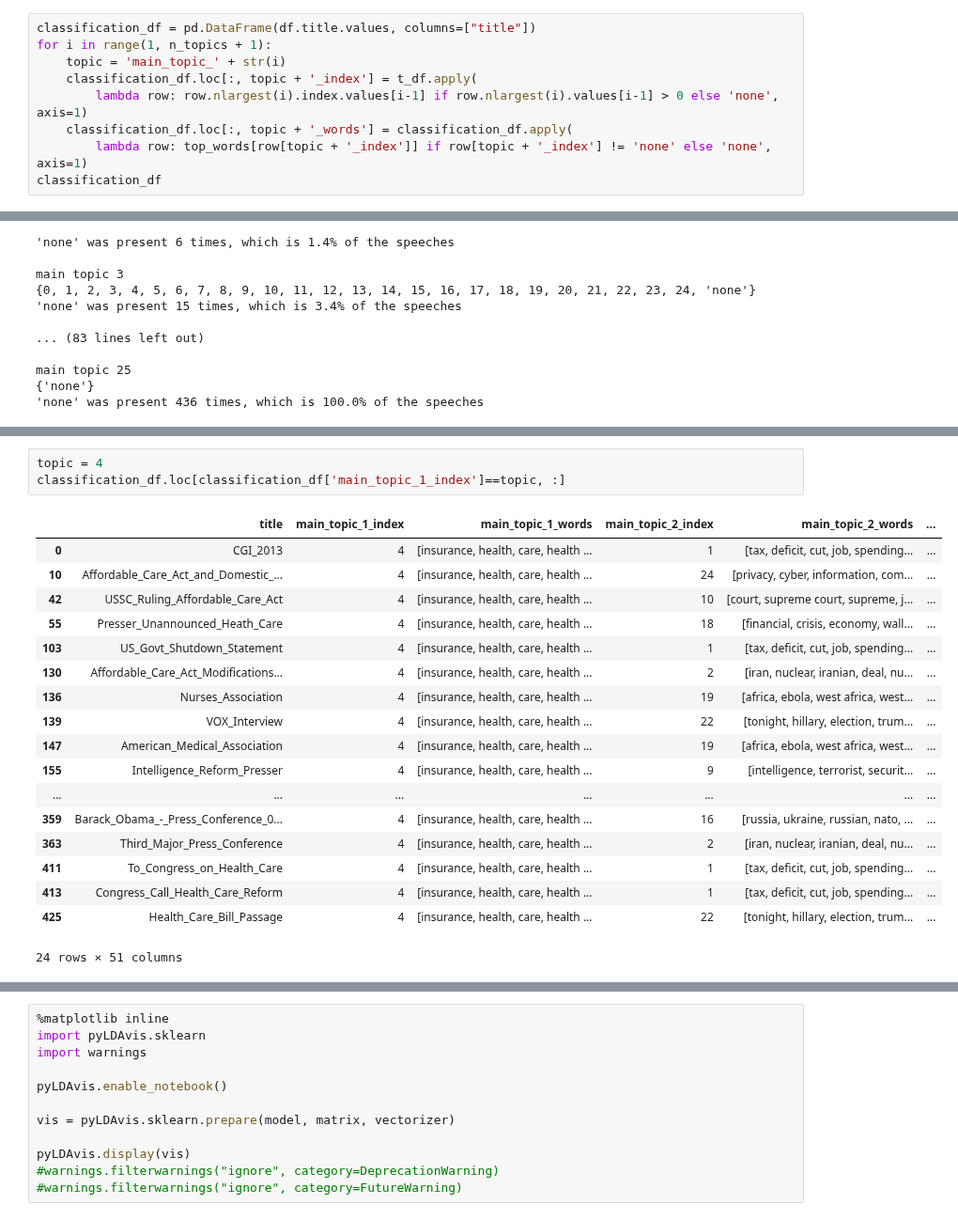
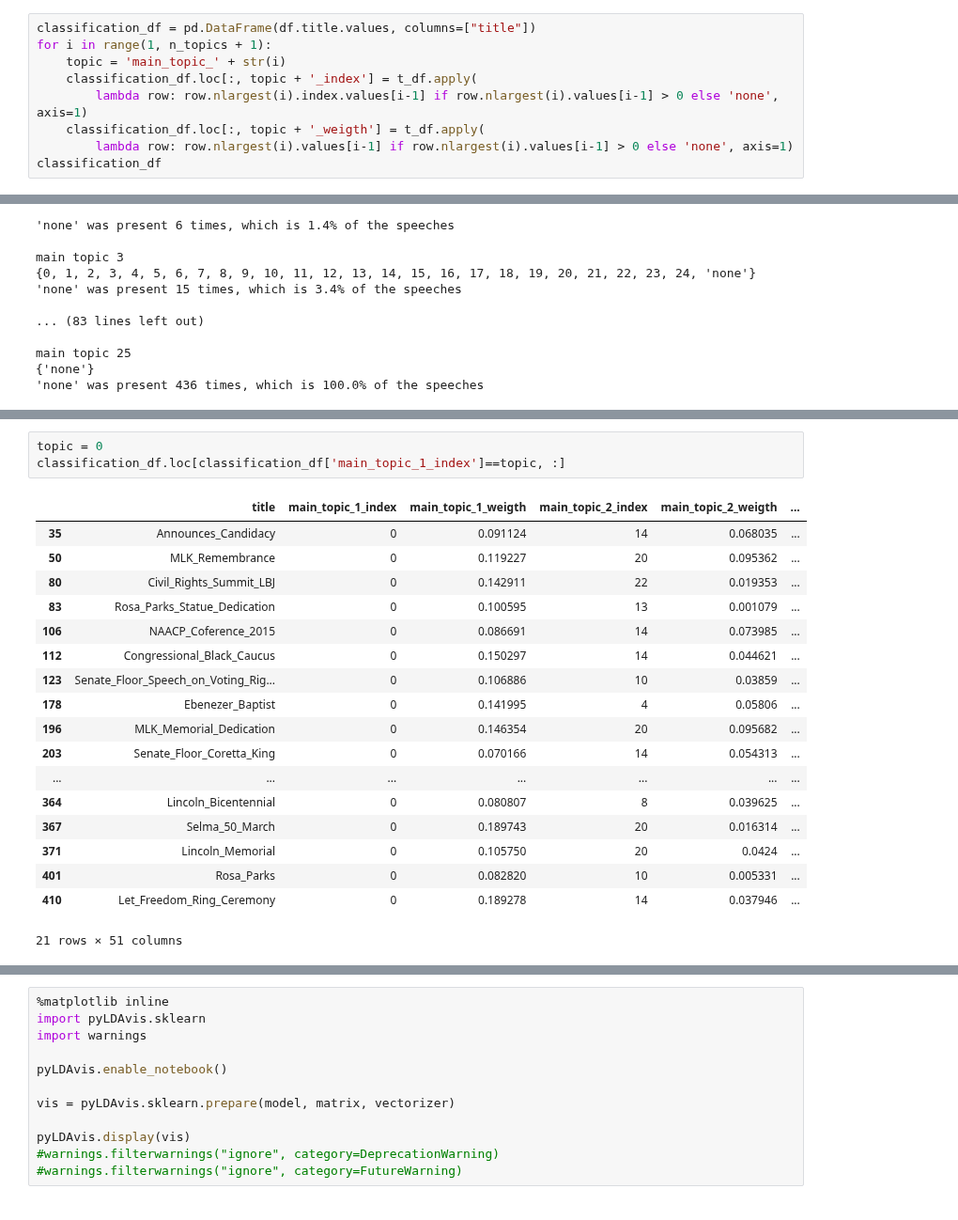
Before and after one commit to jfsalcedo10/mda-kuwait, a Jupyter notebook: notebooks/Topic_Classification_NMF.ipynb, the cells around one changed output, grey strips where cells are left out. Shown at 94% size. Cells and saved outputs as stored; diff of their text form.

Commit message:
made topic classification csv

```diff
--- a/notebooks/Topic_Classification_NMF.ipynb
+++ b/notebooks/Topic_Classification_NMF.ipynb
@@ -250,7 +246,7 @@ for i in range(1, n_topics + 1):
     topic = 'main_topic_' + str(i)
     classification_df.loc[:, topic + '_index'] = t_df.apply(
         lambda row: row.nlargest(i).index.values[i-1] if row.nlargest(i).values[i-1] > 0 else 'none', axis=1)
-    classification_df.loc[:, topic + '_words'] = classification_df.apply(
-        lambda row: top_words[row[topic + '_index']] if row[topic + '_index'] != 'none' else 'none', axis=1)
+    classification_df.loc[:, topic + '_weigth'] = t_df.apply(
+        lambda row: row.nlargest(i).values[i-1] if row.nlargest(i).values[i-1] > 0 else 'none', axis=1)
 classification_df
 # %% [output]
@@ -325,27 +321,27 @@ expected percentage per topic: 4.0%
 | 6 | 6 | 2.064220 | [gun, background check, gun viole... |
 | 10 | 10 | 1.834862 | [court, supreme court, supreme, j... |
 # %%
-topic = 4
+topic = 0
 classification_df.loc[classification_df['main_topic_1_index']==topic, :]
 # %% [output]
-|  | title | main_topic_1_index | main_topic_1_words | main_topic_2_index | main_topic_2_words | ... |
-| 0 | CGI_2013 | 4 | [insurance, health, care, health ... | 1 | [tax, deficit, cut, job, spending... | ... |
-| 10 | Affordable_Care_Act_and_Domestic_... | 4 | [insurance, health, care, health ... | 24 | [privacy, cyber, information, com... | ... |
-| 42 | USSC_Ruling_Affordable_Care_Act | 4 | [insurance, health, care, health ... | 10 | [court, supreme court, supreme, j... | ... |
-| 55 | Presser_Unannounced_Heath_Care | 4 | [insurance, health, care, health ... | 18 | [financial, crisis, economy, wall... | ... |
-| 103 | US_Govt_Shutdown_Statement | 4 | [insurance, health, care, health ... | 1 | [tax, deficit, cut, job, spending... | ... |
-| 130 | Affordable_Care_Act_Modifications... | 4 | [insurance, health, care, health ... | 2 | [iran, nuclear, iranian, deal, nu... | ... |
-| 136 | Nurses_Association | 4 | [insurance, health, care, health ... | 19 | [africa, ebola, west africa, west... | ... |
-| 139 | VOX_Interview | 4 | [insurance, health, care, health ... | 22 | [tonight, hillary, election, trum... | ... |
-| 147 | American_Medical_Association | 4 | [insurance, health, care, health ... | 19 | [africa, ebola, west africa, west... | ... |
-| 155 | Intelligence_Reform_Presser | 4 | [insurance, health, care, health ... | 9 | [intelligence, terrorist, securit... | ... |
+|  | title | main_topic_1_index | main_topic_1_weigth | main_topic_2_index | main_topic_2_weigth | ... |
+| 35 | Announces_Candidacy | 0 | 0.091124 | 14 | 0.068035 | ... |
+| 50 | MLK_Remembrance | 0 | 0.119227 | 20 | 0.095362 | ... |
+| 80 | Civil_Rights_Summit_LBJ | 0 | 0.142911 | 22 | 0.019353 | ... |
+| 83 | Rosa_Parks_Statue_Dedication | 0 | 0.100595 | 13 | 0.001079 | ... |
+| 106 | NAACP_Coference_2015 | 0 | 0.086691 | 14 | 0.073985 | ... |
+| 112 | Congressional_Black_Caucus | 0 | 0.150297 | 14 | 0.044621 | ... |
+| 123 | Senate_Floor_Speech_on_Voting_Rig... | 0 | 0.106886 | 10 | 0.03859 | ... |
+| 178 | Ebenezer_Baptist | 0 | 0.141995 | 4 | 0.05806 | ... |
+| 196 | MLK_Memorial_Dedication | 0 | 0.146354 | 20 | 0.095682 | ... |
+| 203 | Senate_Floor_Coretta_King | 0 | 0.070166 | 14 | 0.054313 | ... |
 | ... | ... | ... | ... | ... | ... | ... |
-| 359 | Barack_Obama_-_Press_Conference_0... | 4 | [insurance, health, care, health ... | 16 | [russia, ukraine, russian, nato, ... | ... |
-| 363 | Third_Major_Press_Conference | 4 | [insurance, health, care, health ... | 2 | [iran, nuclear, iranian, deal, nu... | ... |
-| 411 | To_Congress_on_Health_Care | 4 | [insurance, health, care, health ... | 1 | [tax, deficit, cut, job, spending... | ... |
-| 413 | Congress_Call_Health_Care_Reform | 4 | [insurance, health, care, health ... | 1 | [tax, deficit, cut, job, spending... | ... |
-| 425 | Health_Care_Bill_Passage | 4 | [insurance, health, care, health ... | 22 | [tonight, hillary, election, trum... | ... |
+| 364 | Lincoln_Bicentennial | 0 | 0.080807 | 8 | 0.039625 | ... |
+| 367 | Selma_50_March | 0 | 0.189743 | 20 | 0.016314 | ... |
+| 371 | Lincoln_Memorial | 0 | 0.105750 | 20 | 0.0424 | ... |
+| 401 | Rosa_Parks | 0 | 0.082820 | 10 | 0.005331 | ... |
+| 410 | Let_Freedom_Ring_Ceremony | 0 | 0.189278 | 14 | 0.037946 | ... |
-24 rows × 51 columns
+21 rows × 51 columns
 # %%
 # supreme_court and civil_rights could be grouped as law related?
 # homeland_security--terrorism and cyber--security--privacy
```
Also changed, not shown: parts of 10 cells of this notebook, 2 other files.
